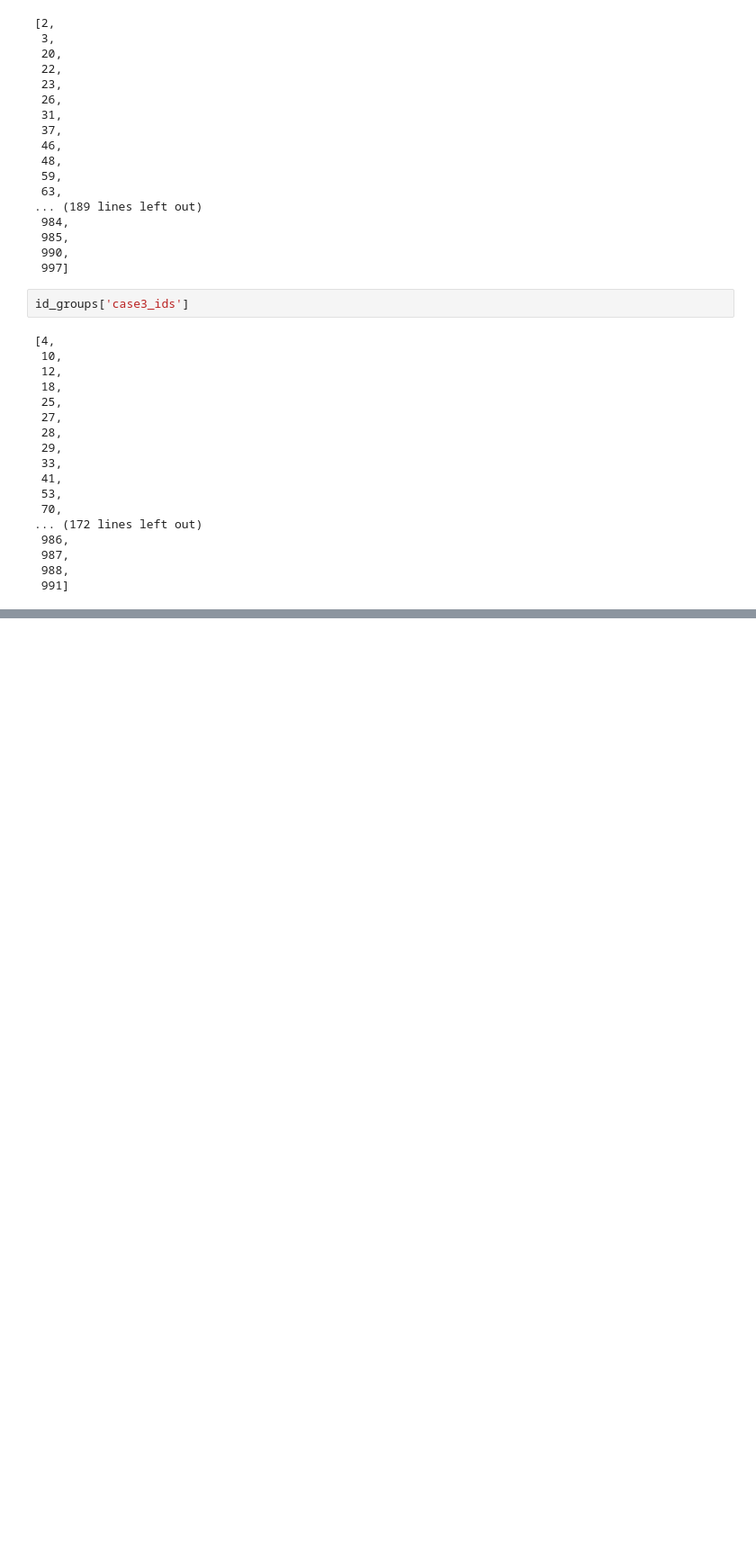
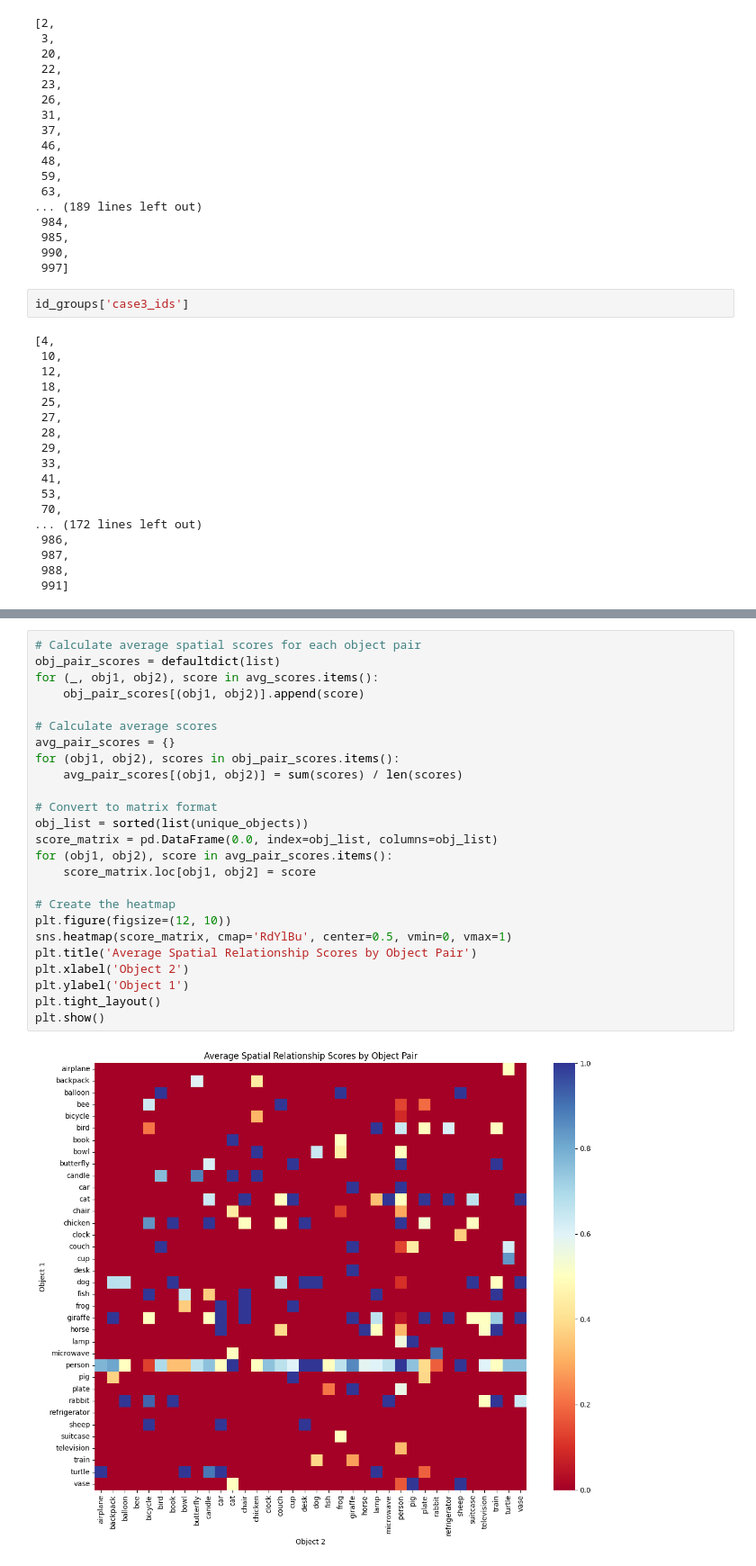
Before and after one commit to Animadversio/DiffusionObjectRelation, a Jupyter notebook: T2I-CompBench-main/UniDet_eval/eval_results.ipynb, the cells around one changed output, grey strips where cells are left out. Shown at 90% size. Cells and saved outputs as stored; diff of their text form; blank space fills up the shorter version.

```diff
--- a/T2I-CompBench-main/UniDet_eval/eval_results.ipynb
+++ b/T2I-CompBench-main/UniDet_eval/eval_results.ipynb
@@ -118,0 +225,27 @@ id_groups['case3_ids']
+# %%
+# Calculate average spatial scores for each object pair
+obj_pair_scores = defaultdict(list)
+for (_, obj1, obj2), score in avg_scores.items():
+    obj_pair_scores[(obj1, obj2)].append(score)
+
+# Calculate average scores
+avg_pair_scores = {}
+for (obj1, obj2), scores in obj_pair_scores.items():
+    avg_pair_scores[(obj1, obj2)] = sum(scores) / len(scores)
+
+# Convert to matrix format
+obj_list = sorted(list(unique_objects))
+score_matrix = pd.DataFrame(0.0, index=obj_list, columns=obj_list)
+for (obj1, obj2), score in avg_pair_scores.items():
+    score_matrix.loc[obj1, obj2] = score
+
+# Create the heatmap
+plt.figure(figsize=(12, 10))
+sns.heatmap(score_matrix, cmap='RdYlBu', center=0.5, vmin=0, vmax=1)
+plt.title('Average Spatial Relationship Scores by Object Pair')
+plt.xlabel('Object 2')
+plt.ylabel('Object 1')
+plt.tight_layout()
+plt.show()
+# %% [output]
+[figure, added]
```
Also changed, not shown: parts of 9 cells of this notebook, 5 other files.
